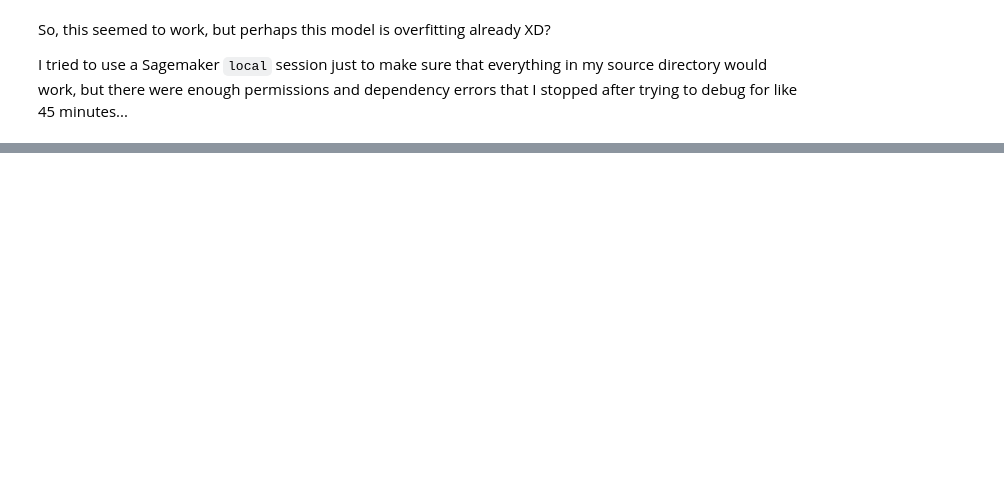
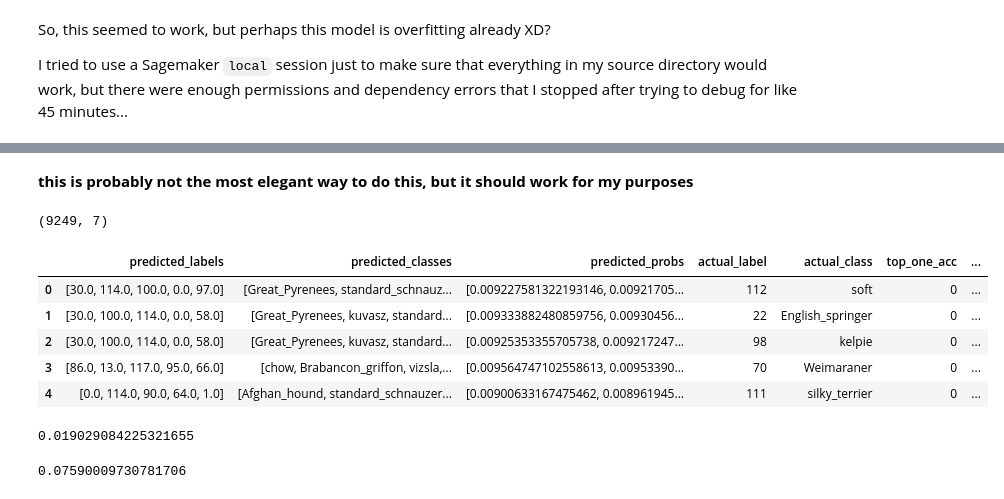
Before and after one commit to ZombieSocrates/ml-udacity-capstone, a Jupyter notebook: 2-CNN_From_Scratch.ipynb, the cells around one changed output, grey strips where cells are left out. Drawn from its saved outputs; the diff is of its cells as text; code cells hidden in the pictures; blank space fills up the shorter version.

Commit message:
MVP prediction pipeline for ground up cnn

```diff
--- a/2-CNN_From_Scratch.ipynb
+++ b/2-CNN_From_Scratch.ipynb
@@ -255,0 +290,2 @@ BasicConvNet(
+# %%
+test_data_loader = DataLoader(dataset = test_img_folder, batch_size = 128, shuffle = True)
@@ -255,0 +294,4 @@ BasicConvNet(
+# %%
+testiter = iter(test_data_loader)
+feats, labels = next(testiter)
+feats.shape, labels.shape
@@ -255,0 +422,4 @@ BasicConvNet(
+# %%
+topk = topk.cpu().numpy()
+topclass = topclass.cpu().numpy()
+output = np.array([topclass, topk])
@@ -255,0 +442,2 @@ BasicConvNet(
+# %% [markdown]
+**this is probably not the most elegant way to do this, but it should work for my purposes**
@@ -255,0 +446,51 @@ BasicConvNet(
+# %%
+test_acc_objs = []
+test_dl = DataLoader(dataset = test_img_folder, batch_size = 128, shuffle = True)
+
+for feat_batch, label_batch in tqdm(test_dl):
+    label_batch = label_batch.numpy()
+    # THIS WILL BE REPLACED WITH predictor.predict()
+    model.eval()
+    out = model(feat_batch)
+    ps = torch.exp(out)
+    topk, topclass = ps.topk(5, dim=1)
+    class_np = topclass.detach().numpy()
+    probs_np = topk.detach().numpy()
+    output = np.array([class_np, probs_np])
+    # END PORTION HANDLED BY predictor.predict()
+    classes = output[0]
+    probs = output[1]
+    for i, preds in enumerate(classes):
+        act_label = label_batch[i]
+        acc_dict = {}
+        acc_dict["predicted_labels"] = preds.tolist()
+        acc_dict["predicted_classes"] = [model.idx_to_class[k] for k in preds.tolist()]
+        acc_dict["predicted_probs"] = probs[i].tolist()
+        acc_dict["actual_label"] = act_label
+        acc_dict["actual_class"] = model.idx_to_class[act_label]
+        acc_dict["top_one_acc"] = int(act_label == preds[0])
+        acc_dict["top_five_acc"] = int(np.any(act_label == preds))
+        test_acc_objs.append(acc_dict)
+
+test_df = pd.DataFrame(data = test_acc_objs)
+# %%
+test_df.shape
+# %% [output]
+(9249, 7)
+# %%
+test_df.head(5)
+# %% [output]
+|  | predicted_labels | predicted_classes | predicted_probs | actual_label | actual_class | top_one_acc | ... |
+| 0 | [30.0, 114.0, 100.0, 0.0, 97.0] | [Great_Pyrenees, standard_schnauz... | [0.009227581322193146, 0.00921705... | 112 | soft | 0 | ... |
+| 1 | [30.0, 100.0, 114.0, 0.0, 58.0] | [Great_Pyrenees, kuvasz, standard... | [0.009333882480859756, 0.00930456... | 22 | English_springer | 0 | ... |
+| 2 | [30.0, 100.0, 114.0, 0.0, 58.0] | [Great_Pyrenees, kuvasz, standard... | [0.00925353355705738, 0.009217247... | 98 | kelpie | 0 | ... |
+| 3 | [86.0, 13.0, 117.0, 95.0, 66.0] | [chow, Brabancon_griffon, vizsla,... | [0.009564747102558613, 0.00953390... | 70 | Weimaraner | 0 | ... |
+| 4 | [0.0, 114.0, 90.0, 64.0, 1.0] | [Afghan_hound, standard_schnauzer... | [0.00900633167475462, 0.008961945... | 111 | silky_terrier | 0 | ... |
+# %%
+test_df.top_one_acc.sum() / len(test_df)
+# %% [output]
+0.019029084225321655
+# %%
+test_df.top_five_acc.sum() / len(test_df)
+# %% [output]
+0.07590009730781706
```
Also changed, not shown: parts of 27 cells of this notebook, 3 other files.
